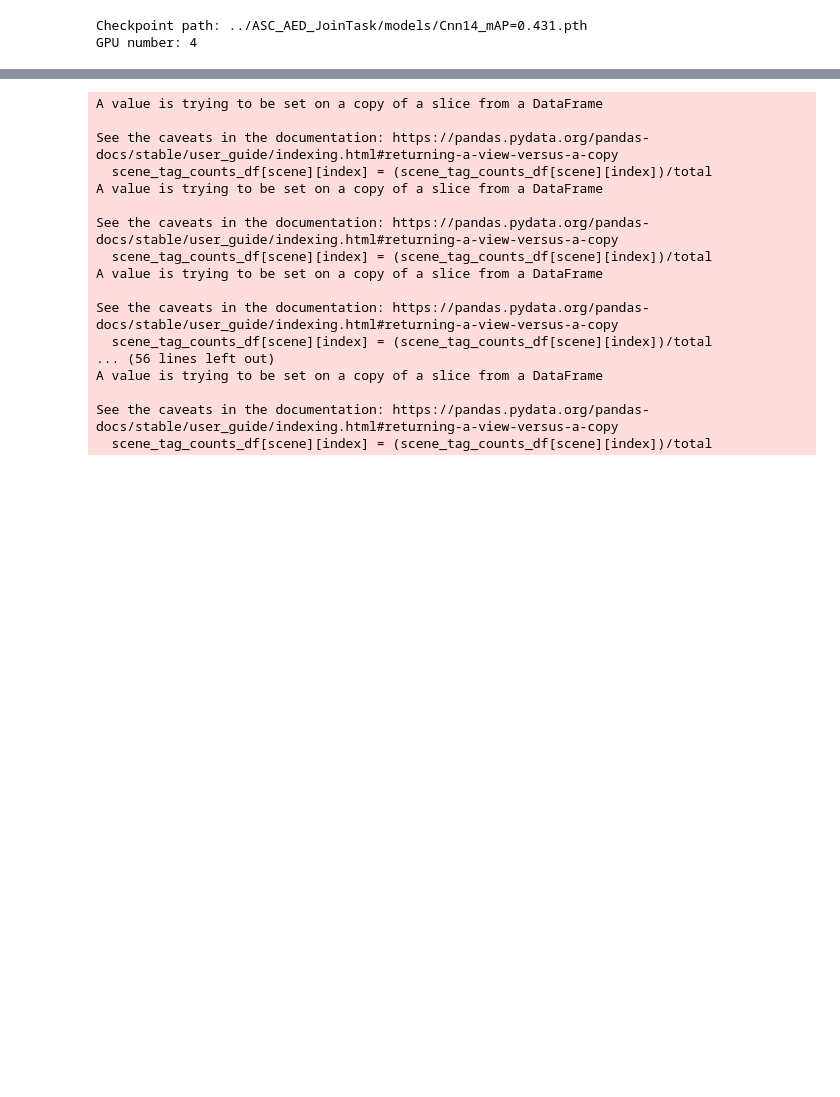
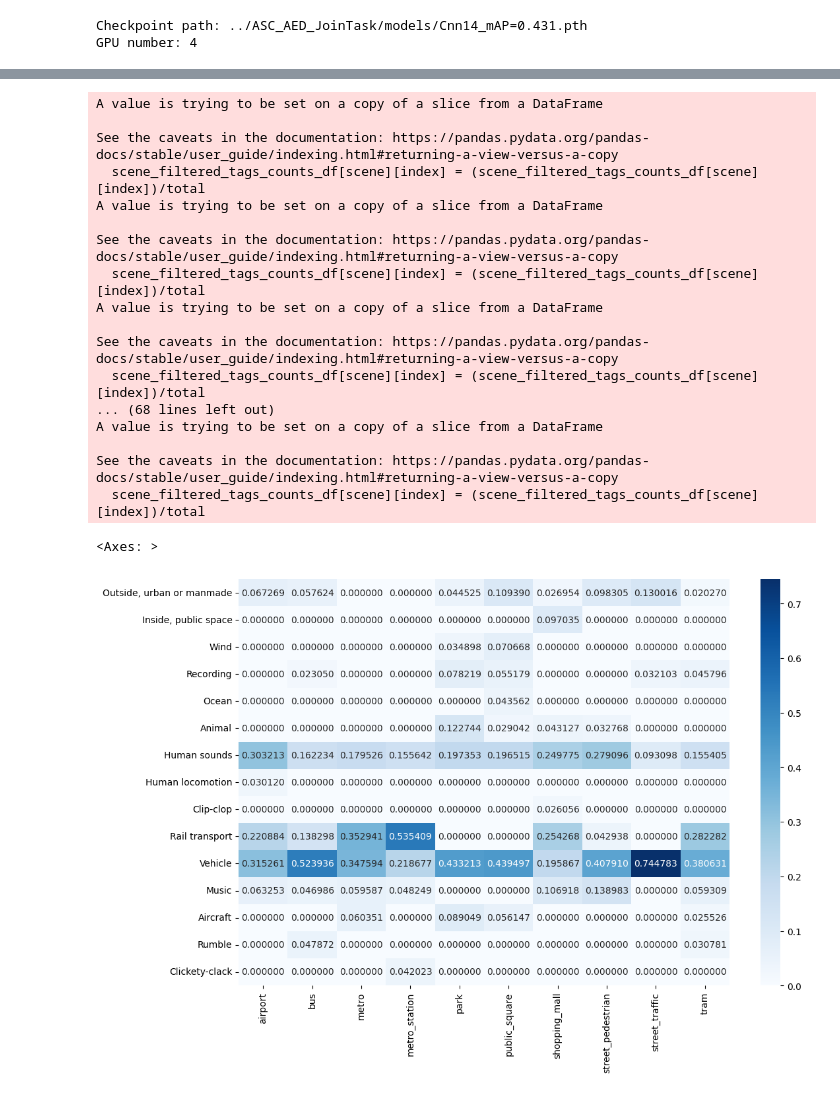
Before and after one commit to darshitttt/Scene_X_Events, a Jupyter notebook: proper_OrgSceneTags.ipynb, the cells around one changed output, grey strips where cells are left out. Saved outputs shown, nothing was run; the diff lists cells and outputs as text; code cells hidden in the pictures; blank space fills up the shorter version.

```diff
--- a/proper_OrgSceneTags.ipynb
+++ b/proper_OrgSceneTags.ipynb
@@ -92,0 +125,30 @@ scene_tag_counts_df = pd.DataFrame.from_dict(scene_tag_counts, orient='index').t
+# %%
+# Counting the rearranged filtered tags
+scene_filtered_tags_counts = defaultdict(dict)
+for scene in scenes:
+    for tag in rearranged_filtered_tags:
+        scene_filtered_tags_counts[scene][tag] = 0
+# %%
+# Creating a dataframe
+scene_tag_counts_df = pd.DataFrame.from_dict(scene_tag_counts)
+
+# Normalizing the counts
+for scene in scenes:
+    # Here we normalized the counts using the total number of files for each scene
+    # This gives us the number of times a tag was predicted against the total number of files for that scene
+    # We then divide by the total number of files for that scene
+
+        # THis approach worked out for the earlier idea, now the idea is to look at a subset of tags
+    total = df['labels'].value_counts()[scene]
+
+    for index in scene_tag_counts_df.index:
+        #scene_tag_counts_df[scene][index] = (scene_tag_counts_df[scene][index])/total
+        tag = index
+        if (scene_tag_counts_df[scene][index])/total > 0.1:
+            if index in rearranged_filtered_tags:
+                scene_filtered_tags_counts[scene][index] += (scene_tag_counts_df[scene][index])
+            else:
+                print(index)
+                while tag not in rearranged_filtered_tags:
+                    tag = get_immediate_parent_class_label(tag)
+                scene_filtered_tags_counts[scene][tag] += (scene_tag_counts_df[scene][index])
@@ -93,26 +173,34 @@ scene_tag_counts_df = pd.DataFrame.from_dict(scene_tag_counts, orient='index').t
 # %%
-# Normalizing the counts
+# Normalizing the filtered tags
+scene_filtered_tags_counts_df = pd.DataFrame.from_dict(scene_filtered_tags_counts)
+
 for scene in scenes:
-    total = (scene_tag_counts_df[scene].sum())
-
-    for index in scene_tag_counts_df.index:
-        scene_tag_counts_df[scene][index] = (scene_tag_counts_df[scene][index])/total
+    total = scene_filtered_tags_counts_df[scene].sum()
+    #total = df['labels'].value_counts()[scene]
+    for index in scene_filtered_tags_counts_df.index:
+        scene_filtered_tags_counts_df[scene][index] = (scene_filtered_tags_counts_df[scene][index])/total
 # %% [output]
 A value is trying to be set on a copy of a slice from a DataFrame
 
 See the caveats in the documentation: https://pandas.pydata.org/pandas-docs/stable/user_guide/indexing.html#returning-a-view-versus-a-copy
-  scene_tag_counts_df[scene][index] = (scene_tag_counts_df[scene][index])/total
+  scene_filtered_tags_counts_df[scene][index] = (scene_filtered_tags_counts_df[scene][index])/total
 A value is trying to be set on a copy of a slice from a DataFrame
 
 See the caveats in the documentation: https://pandas.pydata.org/pandas-docs/stable/user_guide/indexing.html#returning-a-view-versus-a-copy
-  scene_tag_counts_df[scene][index] = (scene_tag_counts_df[scene][index])/total
+  scene_filtered_tags_counts_df[scene][index] = (scene_filtered_tags_counts_df[scene][index])/total
 A value is trying to be set on a copy of a slice from a DataFrame
 
 See the caveats in the documentation: https://pandas.pydata.org/pandas-docs/stable/user_guide/indexing.html#returning-a-view-versus-a-copy
-  scene_tag_counts_df[scene][index] = (scene_tag_counts_df[scene][index])/total
-... (56 lines left out)
+  scene_filtered_tags_counts_df[scene][index] = (scene_filtered_tags_counts_df[scene][index])/total
+... (68 lines left out)
 A value is trying to be set on a copy of a slice from a DataFrame
 
 See the caveats in the documentation: https://pandas.pydata.org/pandas-docs/stable/user_guide/indexing.html#returning-a-view-versus-a-copy
-  scene_tag_counts_df[scene][index] = (scene_tag_counts_df[scene][index])/total
+  scene_filtered_tags_counts_df[scene][index] = (scene_filtered_tags_counts_df[scene][index])/total
+# %%
+plt.figure(figsize=(12,8))
+sns.heatmap(scene_filtered_tags_counts_df, fmt='f', annot=True, cmap='Blues')
+# %% [output]
+<Axes: >
+[figure, added]
 # %%
```
Also changed, not shown: parts of 15 cells of this notebook.
